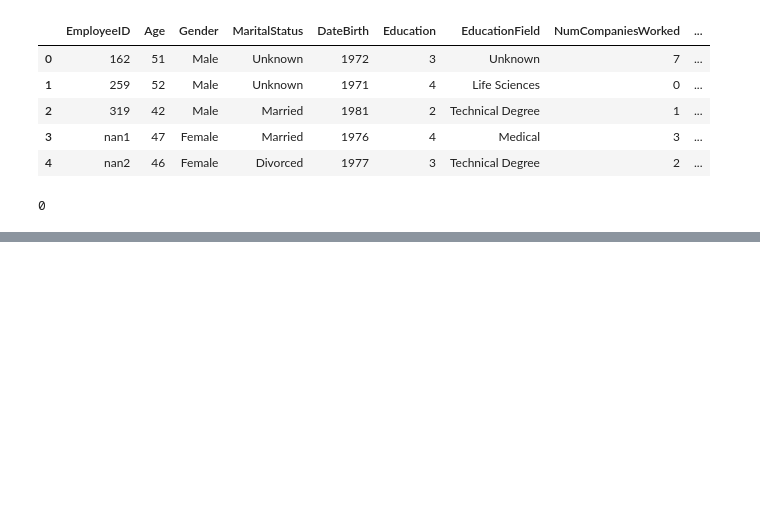
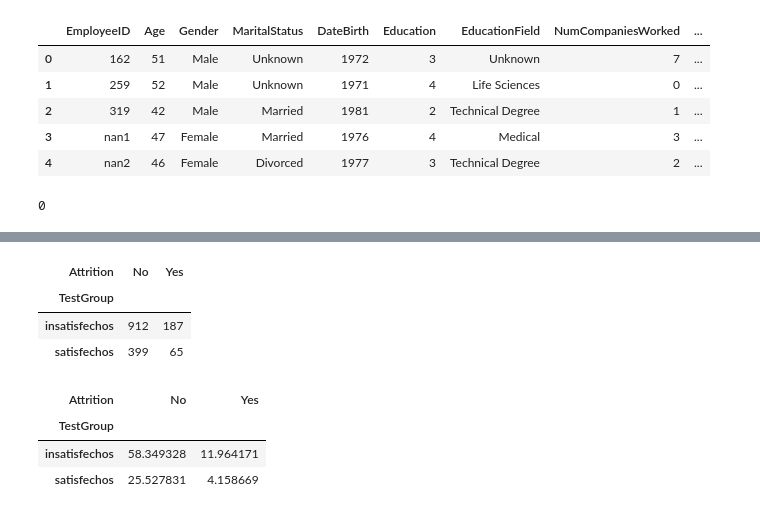
Before and after one commit to raquelmartinrodriguez/proyecto-da-promo-G-modulo-3-team-1, a Jupyter notebook: notebooks/04 - testing/a/testing.ipynb, the cells around one changed output, grey strips where cells are left out. Cells and saved outputs as stored; diff of their text form; code cells hidden in the pictures; blank space fills up the shorter version.

```diff
--- a/notebooks/04 - testing/a/testing.ipynb
+++ b/notebooks/04 - testing/a/testing.ipynb
@@ -4,3 +1,24 @@ pd.options.display.max_columns = None
+# %%
+# Tratamiento de datos
+import pandas as pd
+import numpy as np
+
+# Visualización
+import matplotlib.pyplot as plt
+import seaborn as sns
+
+# Evaluar linealidad de las relaciones entre las variables
+# y la distribución de las variables
+import scipy.stats as stats
+from scipy.stats import chi2_contingency, ttest_ind
+
+# Configuración
+pd.set_option('display.max_columns', None) # para poder visualizar todas las columnas de los DataFrames
+
+
+# Gestión de los warnings
+import warnings
+warnings.filterwarnings("ignore")
 # %%
 df = pd.read_csv("../../../files/df_nulos_imputados.csv", index_col=0)
 # %%
@@ -90,0 +54,16 @@ sin_rotacion_control
+# %%
+tabla_contingencia_porcentaje = pd.crosstab(df['TestGroup'], df['Attrition'], normalize = True) * 100
+tabla_contingencia = pd.crosstab(df['TestGroup'], df['Attrition'])
+tabla_contingencia
+# %% [output]
+| Attrition | No | Yes |
+| TestGroup |  |  |
+| insatisfechos | 912 | 187 |
+| satisfechos | 399 | 65 |
+# %%
+tabla_contingencia_porcentaje
+# %% [output]
+| Attrition | No | Yes |
+| TestGroup |  |  |
+| insatisfechos | 58.349328 | 11.964171 |
+| satisfechos | 25.527831 | 4.158669 |
```
Also changed, not shown: parts of 21 cells of this notebook.
